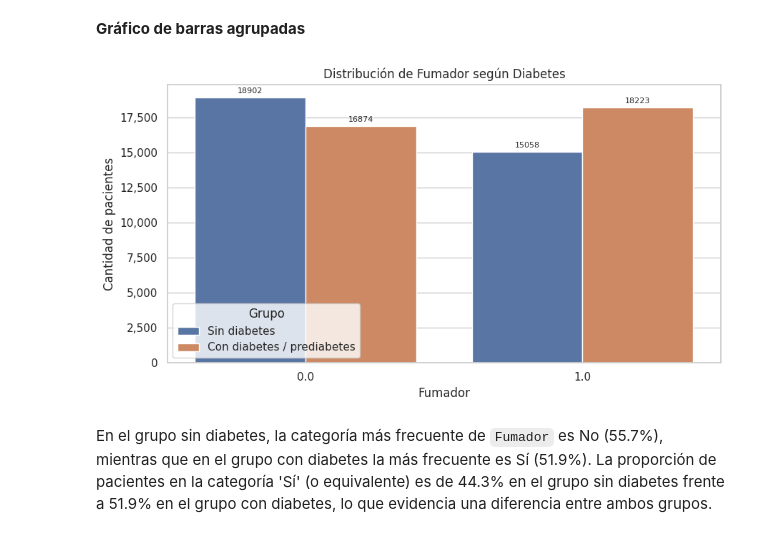
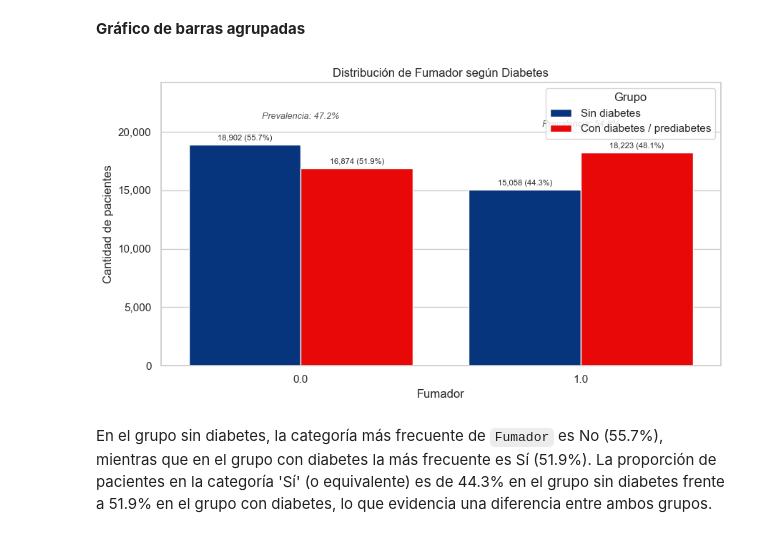
Before and after one commit to abrahanb123/book_phyton, a Jupyter notebook: notebooks/eda_bivariado_diabetes2.ipynb, the cells around one changed output. Saved outputs shown, nothing was run; the diff lists cells and outputs as text; code cells hidden in the pictures.

```diff
--- a/notebooks/eda_bivariado_diabetes2.ipynb
+++ b/notebooks/eda_bivariado_diabetes2.ipynb
@@ -71,6 +122,12 @@ variables_categoricas = [
     'DificultadCaminar', 'Genero', 'Edad', 'Educacion', 'Ingresos'
 ]
 
-paleta = {0.0: '#4C72B0', 1.0: '#DD8452'}
+
+COLOR_SIN   = '#06347D'   # Azul eléctrico  -> Sin diabetes
+COLOR_CON   = '#E80808'   # Rojo intenso -> Con diabetes / prediabetes
+COLOR_MEDIA = '#E6E909'   # Amarillo vivo   -> marcador de la media
+
+paleta = {0.0: COLOR_SIN, 1.0: COLOR_CON}
+paleta_lista = [COLOR_SIN, COLOR_CON]
 etiquetas_diabetes = {0.0: 'Sin diabetes', 1.0: 'Con diabetes / prediabetes'}
 # %% [markdown]
@@ -484,7 +550,7 @@ df_plot['grupo'] = df_plot[target].map(etiquetas_diabetes)
 
 plt.figure(figsize=(9, 5))
 ax = sns.barplot(x='categoria', y='n', hue='grupo', data=df_plot,
-                  palette=['#4C72B0', '#DD8452'], dodge=True)
+                  palette=paleta_lista, saturation=1, dodge=True)
 
 for container in ax.containers:
     grupo_lbl = container.get_label()
@@ -497,6 +563,8 @@ plt.xlabel('PA_alta')
 plt.ylabel('Cantidad de pacientes')
 plt.gca().yaxis.set_major_formatter(mticker.FuncFormatter(lambda x, _: f'{int(x):,}'))
 plt.legend(title='Grupo')
+plt.ylim(0, df_plot['n'].max() * 1.28)
+anotar_prevalencia(ax, df_plot, 'PA_alta', df, target)
 plt.tight_layout()
 plt.show()
 # %% [output]
@@ -548,7 +616,7 @@ df_plot['grupo'] = df_plot[target].map(etiquetas_diabetes)
 
 plt.figure(figsize=(9, 5))
 ax = sns.barplot(x='categoria', y='n', hue='grupo', data=df_plot,
-                  palette=['#4C72B0', '#DD8452'], dodge=True)
+                  palette=paleta_lista, saturation=1, dodge=True)
 
 for container in ax.containers:
     grupo_lbl = container.get_label()
@@ -561,6 +629,8 @@ plt.xlabel('col_alto')
 plt.ylabel('Cantidad de pacientes')
 plt.gca().yaxis.set_major_formatter(mticker.FuncFormatter(lambda x, _: f'{int(x):,}'))
 plt.legend(title='Grupo')
+plt.ylim(0, df_plot['n'].max() * 1.28)
+anotar_prevalencia(ax, df_plot, 'col_alto', df, target)
 plt.tight_layout()
 plt.show()
 # %% [output]
@@ -612,7 +682,7 @@ df_plot['grupo'] = df_plot[target].map(etiquetas_diabetes)
 
 plt.figure(figsize=(9, 5))
 ax = sns.barplot(x='categoria', y='n', hue='grupo', data=df_plot,
-                  palette=['#4C72B0', '#DD8452'], dodge=True)
+                  palette=paleta_lista, saturation=1, dodge=True)
 
 for container in ax.containers:
     grupo_lbl = container.get_label()
@@ -625,6 +695,8 @@ plt.xlabel('CheckCol')
 plt.ylabel('Cantidad de pacientes')
 plt.gca().yaxis.set_major_formatter(mticker.FuncFormatter(lambda x, _: f'{int(x):,}'))
 plt.legend(title='Grupo')
+plt.ylim(0, df_plot['n'].max() * 1.28)
+anotar_prevalencia(ax, df_plot, 'CheckCol', df, target)
 plt.tight_layout()
 plt.show()
 # %% [output]
@@ -673,26 +745,28 @@ tabla_Fumador
 # %%
 df_plot = tabla_Fumador.copy()
 df_plot['grupo'] = df_plot[target].map(etiquetas_diabetes)
 
 plt.figure(figsize=(9, 5))
 ax = sns.barplot(x='categoria', y='n', hue='grupo', data=df_plot,
-                  palette=['#4C72B0', '#DD8452'], dodge=True)
+                  palette=paleta_lista, saturation=1, dodge=True)
 
 for container in ax.containers:
     grupo_lbl = container.get_label()
     porcentajes = df_plot.loc[df_plot['grupo'] == grupo_lbl, 'porcentaje'].values
     labels = [f"{int(v):,} ({p:.1f}%)" for v, p in zip(container.datavalues, porcentajes)]
     ax.bar_label(container, labels=labels, padding=3, fontsize=8)
 
 plt.title('Distribución de Fumador según Diabetes')
 plt.xlabel('Fumador')
 plt.ylabel('Cantidad de pacientes')
 plt.gca().yaxis.set_major_formatter(mticker.FuncFormatter(lambda x, _: f'{int(x):,}'))
 plt.legend(title='Grupo')
+plt.ylim(0, df_plot['n'].max() * 1.28)
+anotar_prevalencia(ax, df_plot, 'Fumador', df, target)
 plt.tight_layout()
 plt.show()
 # %% [output]
-[figure, old version]
+[figure, new version]
 # %% [markdown]
 En el grupo sin diabetes, la categoría más frecuente de `Fumador` es No (55.7%), mientras que en el grupo con diabetes la más frecuente es Sí (51.9%). La proporción de pacientes en la categoría 'Sí' (o equivalente) es de 44.3% en el grupo sin diabetes frente a 51.9% en el grupo con diabetes, lo que evidencia una diferencia entre ambos grupos.
 # %% [markdown]
```
Also changed, not shown: parts of 36 cells of this notebook, 3 other files.
